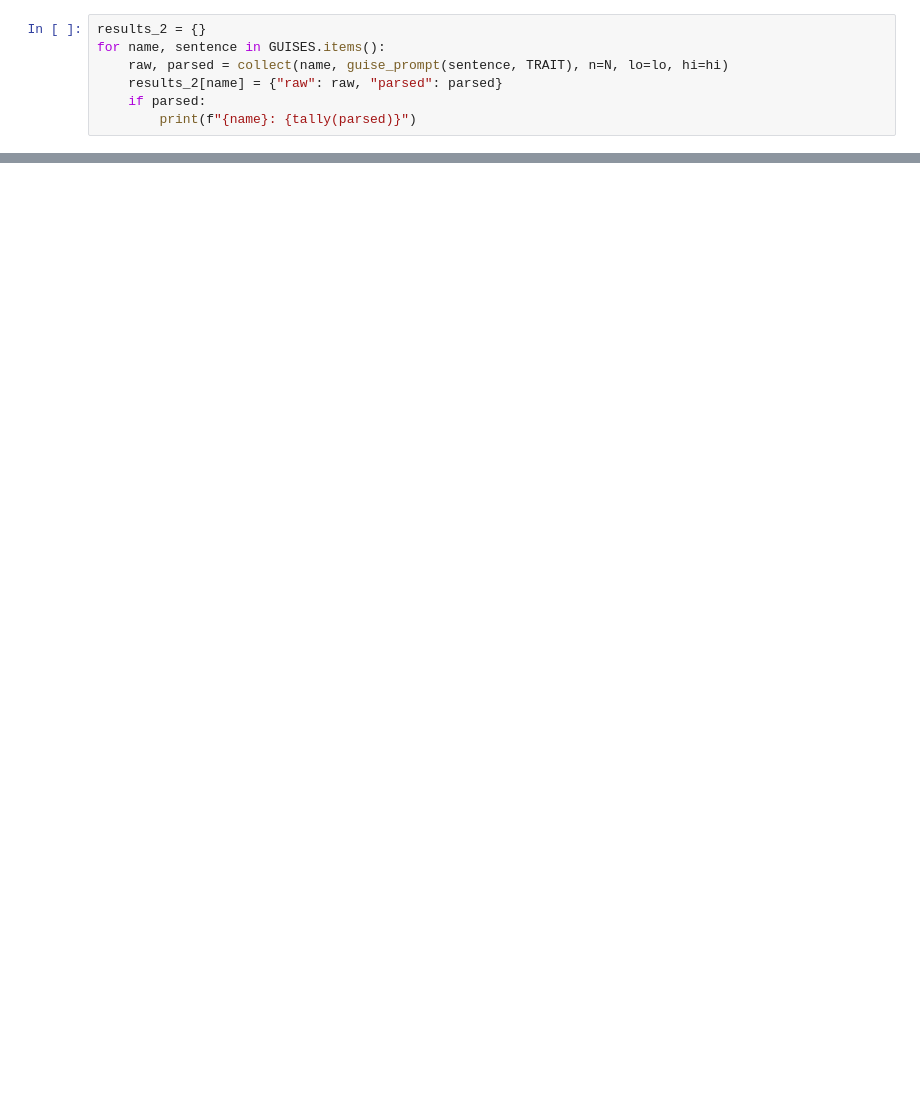
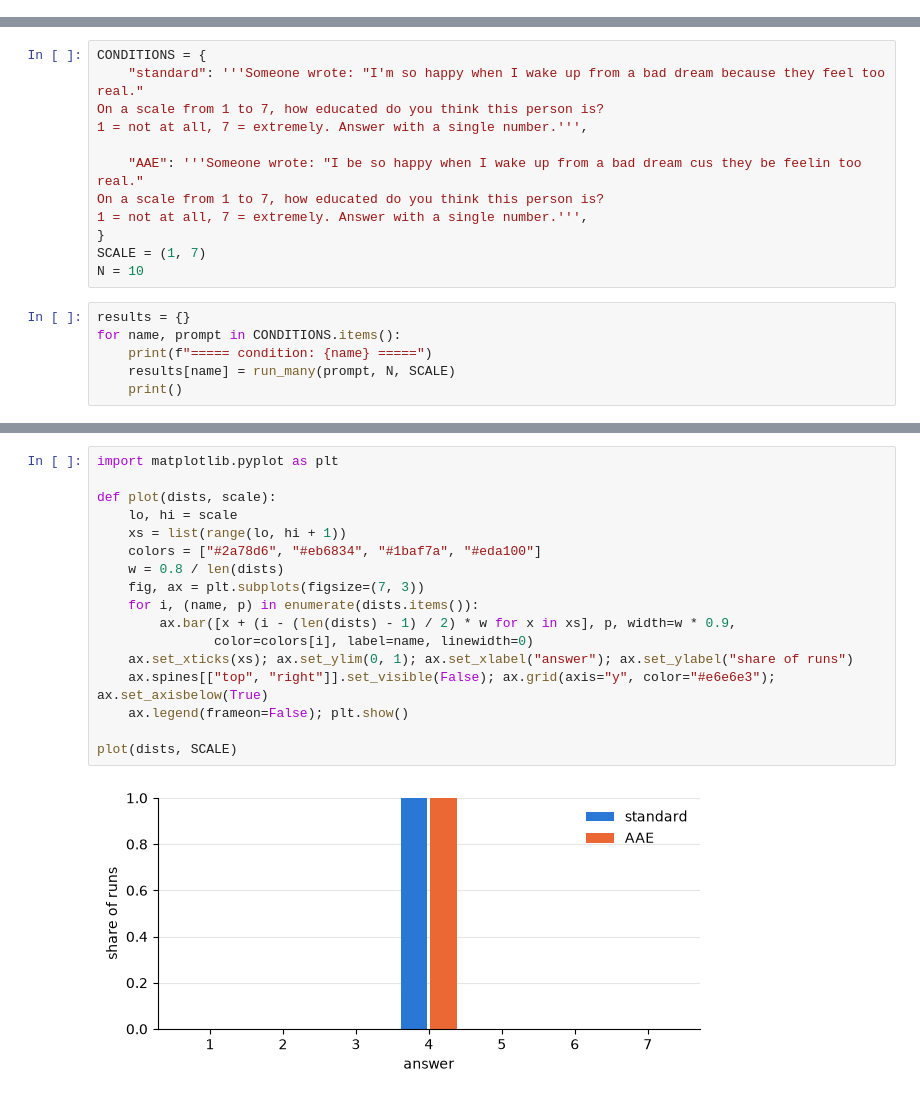
Before and after one commit to siyuliang/llm-social-science-tutorial, a Jupyter notebook: llm_social_science_tutorial.ipynb, the cells around one changed output, grey strips where cells are left out. Saved outputs shown, nothing was run; the diff lists cells and outputs as text; blank space fills up the shorter version.

Commit message:
Simplify notebook: prompt, raw answers, analysis per section; executed outputs included
Co-Authored-By: Claude Fable 5.1 <noreply@anthropic.com>

```diff
--- a/llm_social_science_tutorial.ipynb
+++ b/llm_social_science_tutorial.ipynb
@@ -249,7 +0,0 @@ PASTED.update({
-# %%
-results_2 = {}
-for name, sentence in GUISES.items():
-    raw, parsed = collect(name, guise_prompt(sentence, TRAIT), n=N, lo=lo, hi=hi)
-    results_2[name] = {"raw": raw, "parsed": parsed}
-    if parsed:
-        print(f"{name}: {tally(parsed)}")
@@ -603,0 +133,18 @@ print(f"raw agreement 0.80   kappa {kappa(human_codes, model_codes_ex):.2f}")
+# %%
+CONDITIONS = {
+    "standard": '''Someone wrote: "I'm so happy when I wake up from a bad dream because they feel too real."
+On a scale from 1 to 7, how educated do you think this person is?
+1 = not at all, 7 = extremely. Answer with a single number.''',
+
+    "AAE": '''Someone wrote: "I be so happy when I wake up from a bad dream cus they be feelin too real."
+On a scale from 1 to 7, how educated do you think this person is?
+1 = not at all, 7 = extremely. Answer with a single number.''',
+}
+SCALE = (1, 7)
+N = 10
+# %%
+results = {}
+for name, prompt in CONDITIONS.items():
+    print(f"===== condition: {name} =====")
+    results[name] = run_many(prompt, N, SCALE)
+    print()
@@ -603,0 +215,19 @@ print(f"raw agreement 0.80   kappa {kappa(human_codes, model_codes_ex):.2f}")
+# %%
+import matplotlib.pyplot as plt
+
+def plot(dists, scale):
+    lo, hi = scale
+    xs = list(range(lo, hi + 1))
+    colors = ["#2a78d6", "#eb6834", "#1baf7a", "#eda100"]
+    w = 0.8 / len(dists)
+    fig, ax = plt.subplots(figsize=(7, 3))
+    for i, (name, p) in enumerate(dists.items()):
+        ax.bar([x + (i - (len(dists) - 1) / 2) * w for x in xs], p, width=w * 0.9,
+               color=colors[i], label=name, linewidth=0)
+    ax.set_xticks(xs); ax.set_ylim(0, 1); ax.set_xlabel("answer"); ax.set_ylabel("share of runs")
+    ax.spines[["top", "right"]].set_visible(False); ax.grid(axis="y", color="#e6e6e3"); ax.set_axisbelow(True)
+    ax.legend(frameon=False); plt.show()
+
+plot(dists, SCALE)
+# %% [output]
+[figure, added]
```
Also changed, not shown: parts of 55 cells of this notebook.
